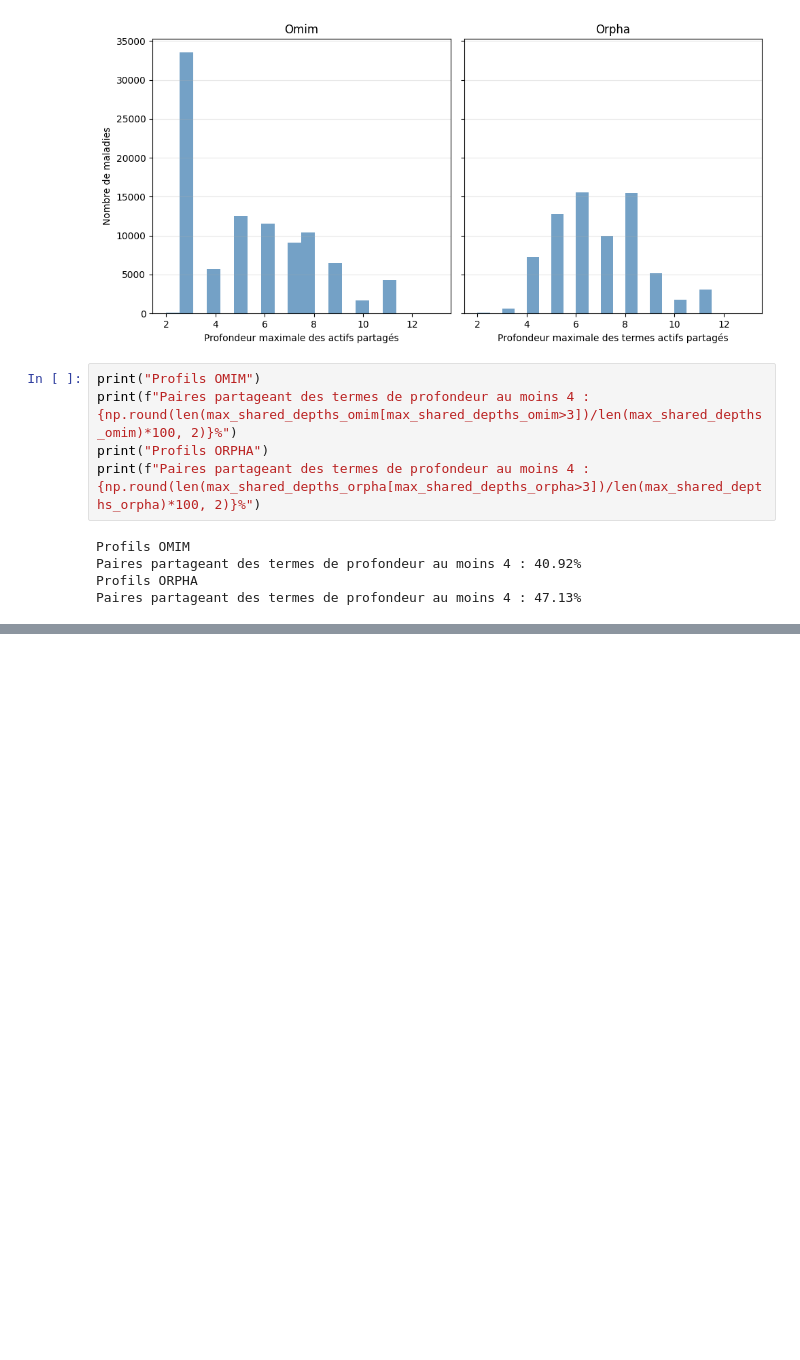
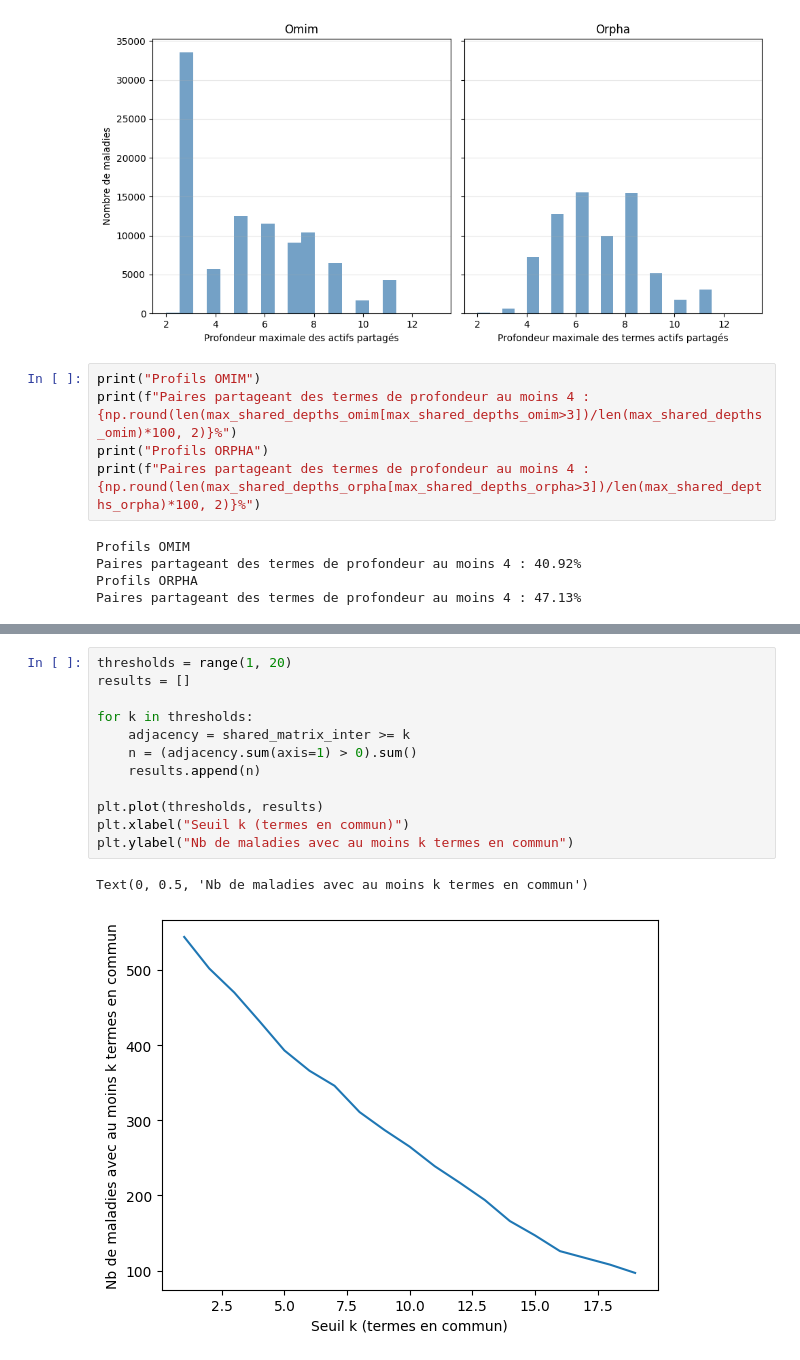
Before and after one commit to averniere/OT_simulation_maladies, a Jupyter notebook: Embeddings/statistiques_descriptives.ipynb, the cells around one changed output, grey strips where cells are left out. Cells and saved outputs as stored; diff of their text form; blank space fills up the shorter version.

```diff
--- a/Embeddings/statistiques_descriptives.ipynb
+++ b/Embeddings/statistiques_descriptives.ipynb
@@ -212,0 +281,15 @@ Paires partageant des termes de profondeur au moins 4 : 47.13%
+# %%
+thresholds = range(1, 20)
+results = []
+
+for k in thresholds:
+    adjacency = shared_matrix_inter >= k
+    n = (adjacency.sum(axis=1) > 0).sum()
+    results.append(n)
+
+plt.plot(thresholds, results)
+plt.xlabel("Seuil k (termes en commun)")
+plt.ylabel("Nb de maladies avec au moins k termes en commun")
+# %% [output]
+Text(0, 0.5, 'Nb de maladies avec au moins k termes en commun')
+[figure, added]
```
Also changed, not shown: parts of 5 cells of this notebook, 4 other files.
